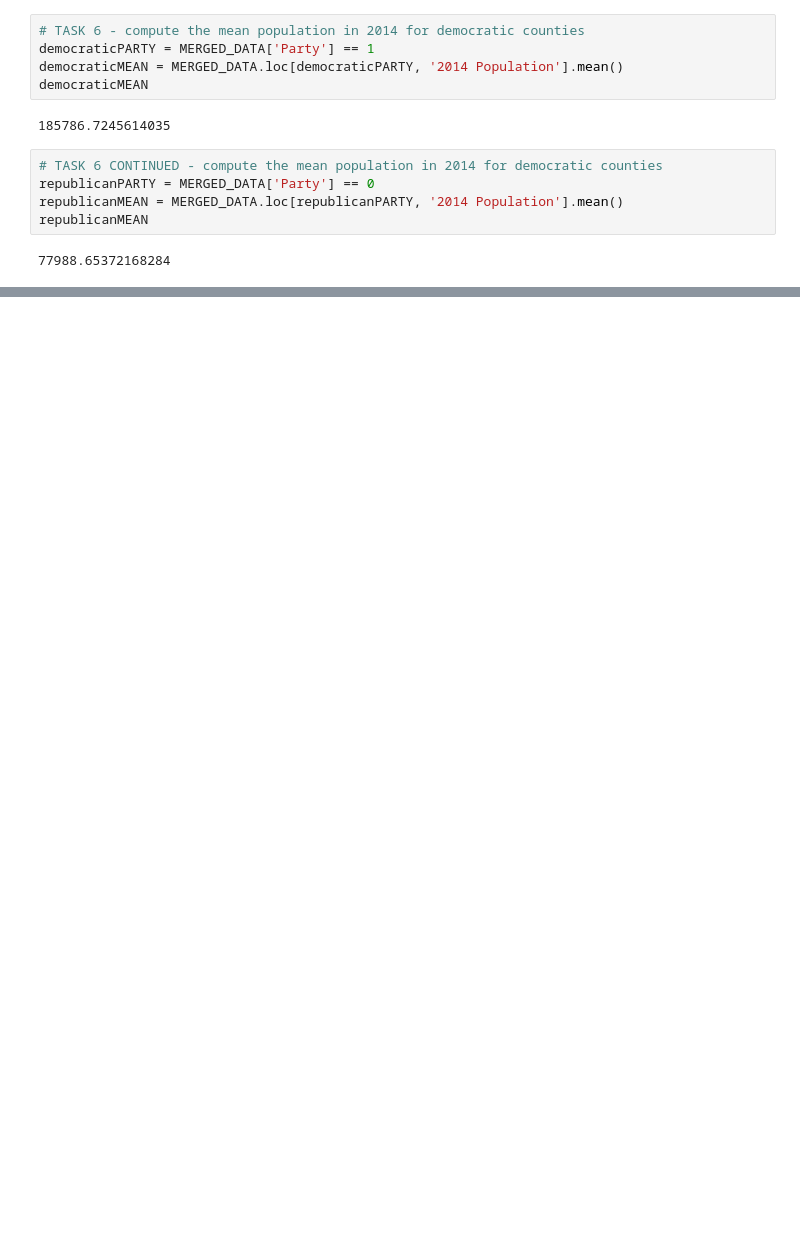
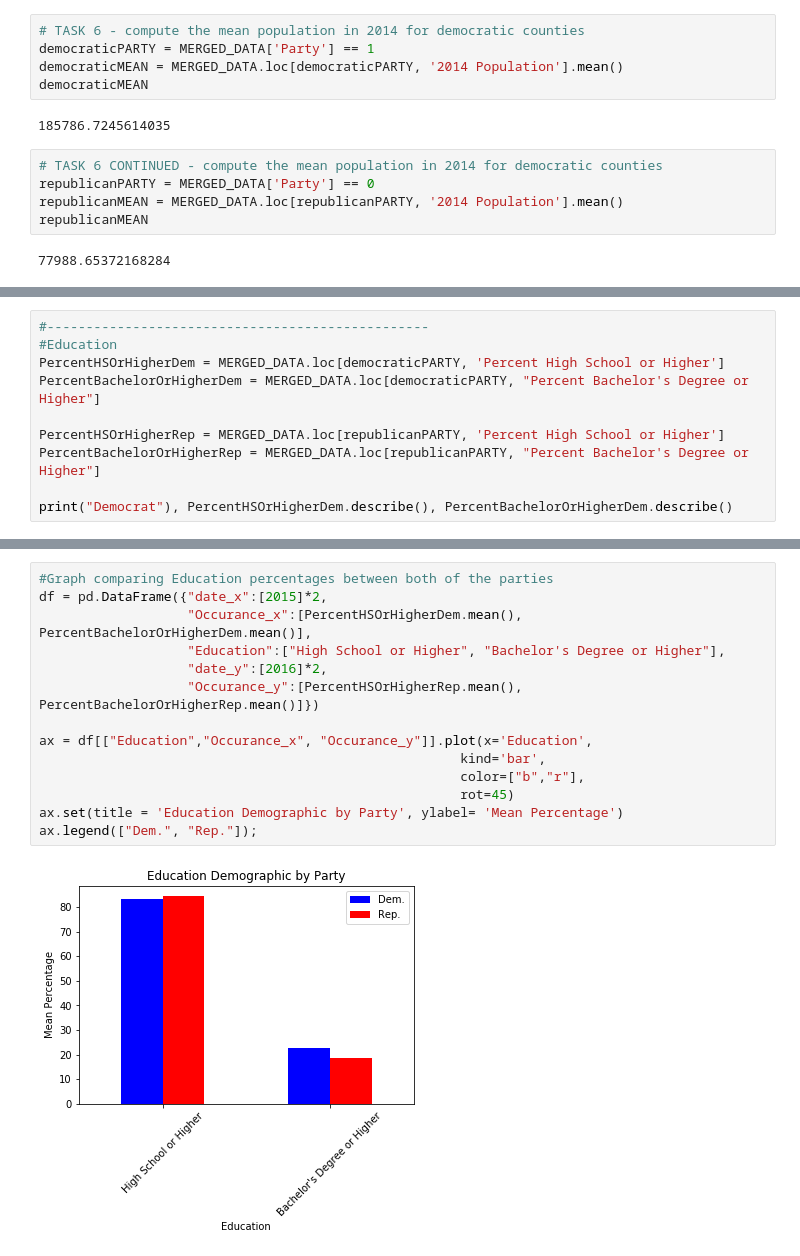
Before and after one commit to hamzashahid1995/Data-Science, a Jupyter notebook: Project 01-Exploratory Data Analysis/project1_418.ipynb, the cells around one changed output, grey strips where cells are left out. Saved outputs shown, nothing was run; the diff lists cells and outputs as text; blank space fills up the shorter version.

```diff
--- a/Project 01-Exploratory Data Analysis/project1_418.ipynb
+++ b/Project 01-Exploratory Data Analysis/project1_418.ipynb
@@ -162,0 +469,10 @@ republicanMEAN
+# %%
+#-------------------------------------------------
+#Education
+PercentHSOrHigherDem = MERGED_DATA.loc[democraticPARTY, 'Percent High School or Higher']
+PercentBachelorOrHigherDem = MERGED_DATA.loc[democraticPARTY, "Percent Bachelor's Degree or Higher"]
+
+PercentHSOrHigherRep = MERGED_DATA.loc[republicanPARTY, 'Percent High School or Higher']
+PercentBachelorOrHigherRep = MERGED_DATA.loc[republicanPARTY, "Percent Bachelor's Degree or Higher"]
+
+print("Democrat"), PercentHSOrHigherDem.describe(), PercentBachelorOrHigherDem.describe()
@@ -162,0 +519,16 @@ republicanMEAN
+# %%
+#Graph comparing Education percentages between both of the parties
+df = pd.DataFrame({"date_x":[2015]*2,
+                   "Occurance_x":[PercentHSOrHigherDem.mean(), PercentBachelorOrHigherDem.mean()],
+                   "Education":["High School or Higher", "Bachelor's Degree or Higher"],
+                   "date_y":[2016]*2,
+                   "Occurance_y":[PercentHSOrHigherRep.mean(), PercentBachelorOrHigherRep.mean()]})
+
+ax = df[["Education","Occurance_x", "Occurance_y"]].plot(x='Education',
+                                                      kind='bar',
+                                                      color=["b","r"],
+                                                      rot=45)
+ax.set(title = 'Education Demographic by Party', ylabel= 'Mean Percentage')
+ax.legend(["Dem.", "Rep."]);
+# %% [output]
+[figure, added]
```
Also changed, not shown: parts of 27 cells of this notebook.
